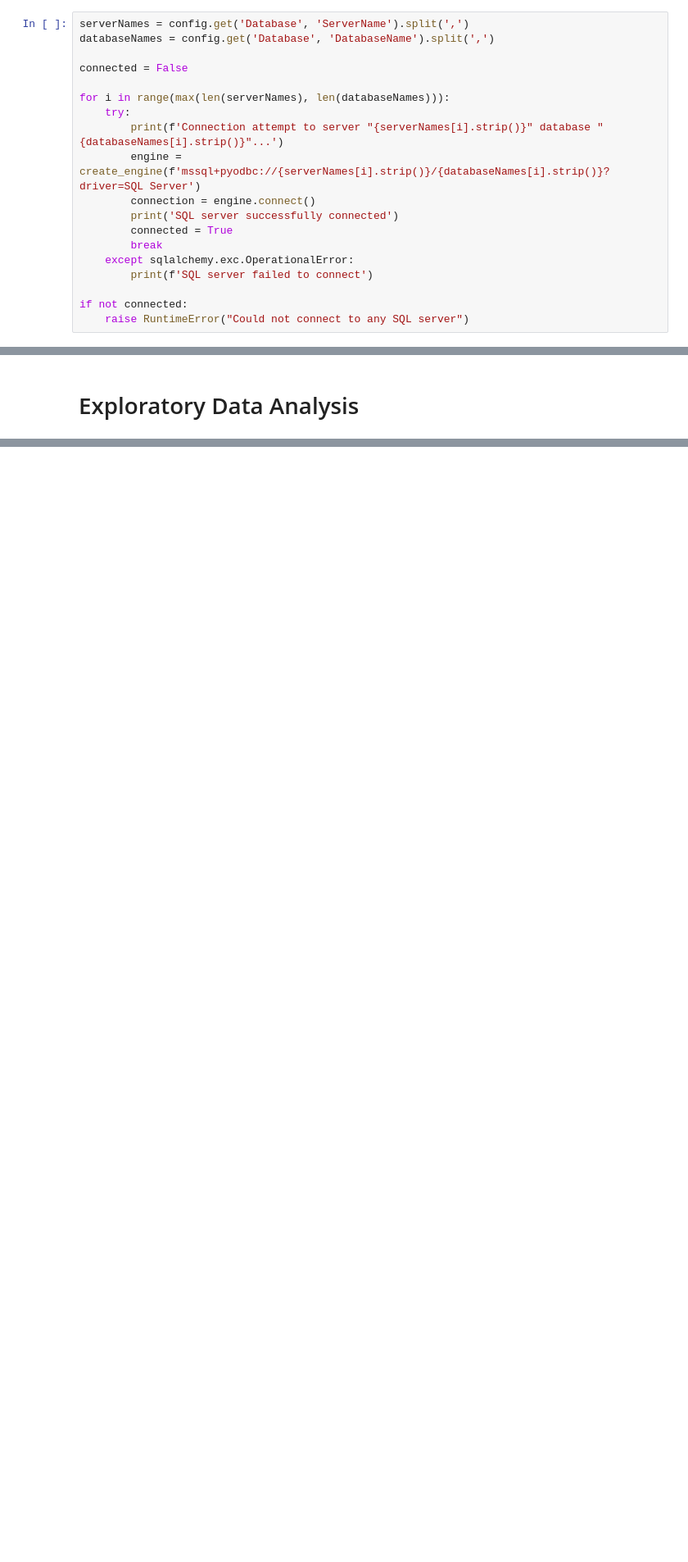
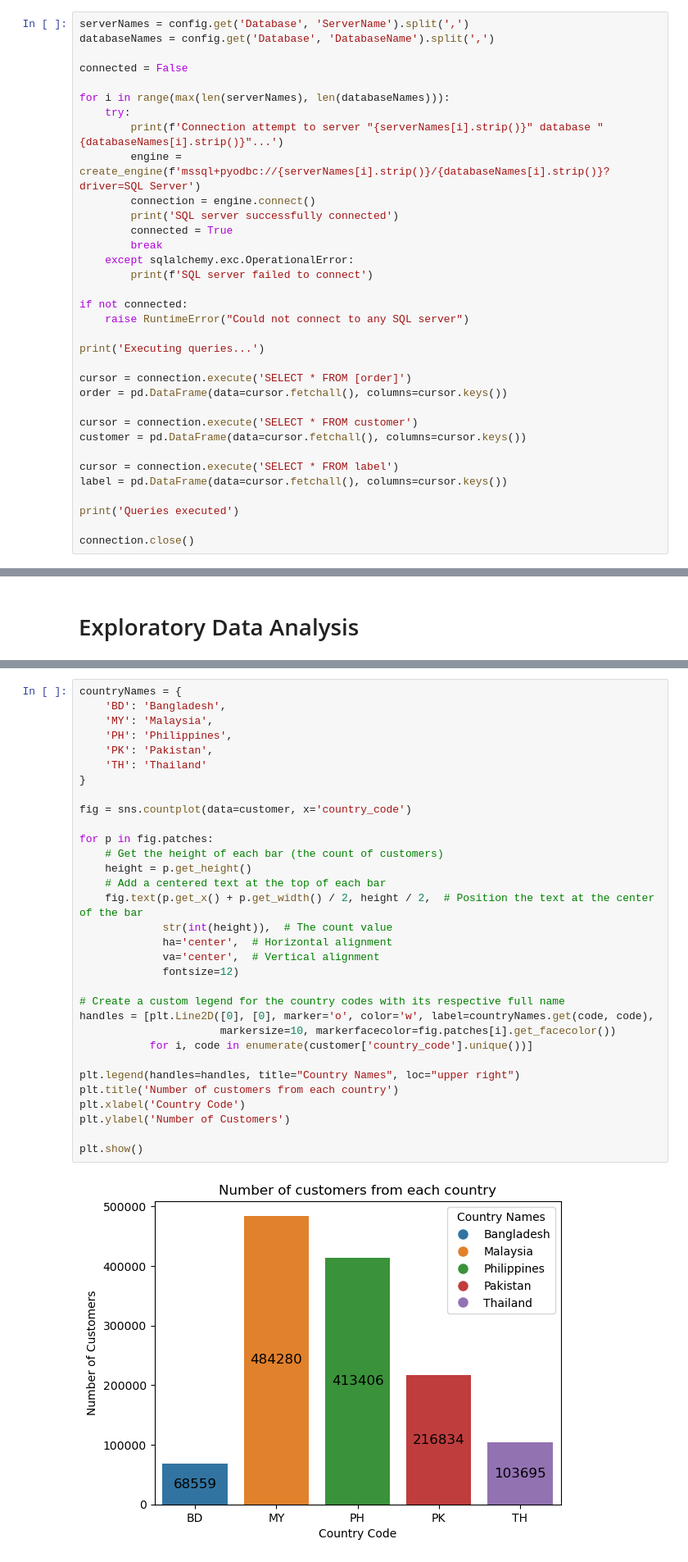
Before and after one commit to shoelesshoe/PAICA1, a Jupyter notebook: py/eda.ipynb, the cells around one changed output, grey strips where cells are left out. Shown: that part at 82% size. Drawn from its saved outputs; the diff is of its cells as text; blank space fills up the shorter version.

```diff
--- a/py/eda.ipynb
+++ b/py/eda.ipynb
@@ -29,4 +31,19 @@ for i in range(max(len(serverNames), len(databaseNames))):
 
 if not connected:
     raise RuntimeError("Could not connect to any SQL server")
+
+print('Executing queries...')
+
+cursor = connection.execute('SELECT * FROM [order]')
+order = pd.DataFrame(data=cursor.fetchall(), columns=cursor.keys())
+
+cursor = connection.execute('SELECT * FROM customer')
+customer = pd.DataFrame(data=cursor.fetchall(), columns=cursor.keys())
+
+cursor = connection.execute('SELECT * FROM label')
+label = pd.DataFrame(data=cursor.fetchall(), columns=cursor.keys())
+
+print('Queries executed')
+
+connection.close()
 # %% [output]
@@ -44,0 +89,34 @@ df.head()
+# %%
+countryNames = {
+    'BD': 'Bangladesh',
+    'MY': 'Malaysia',
+    'PH': 'Philippines',
+    'PK': 'Pakistan',
+    'TH': 'Thailand'
+}
+
+fig = sns.countplot(data=customer, x='country_code')
+
+for p in fig.patches:
+    # Get the height of each bar (the count of customers)
+    height = p.get_height()
+    # Add a centered text at the top of each bar
+    fig.text(p.get_x() + p.get_width() / 2, height / 2,  # Position the text at the center of the bar
+             str(int(height)),  # The count value
+             ha='center',  # Horizontal alignment
+             va='center',  # Vertical alignment
+             fontsize=12)
+
+# Create a custom legend for the country codes with its respective full name
+handles = [plt.Line2D([0], [0], marker='o', color='w', label=countryNames.get(code, code),
+                      markersize=10, markerfacecolor=fig.patches[i].get_facecolor())
+           for i, code in enumerate(customer['country_code'].unique())]
+
+plt.legend(handles=handles, title="Country Names", loc="upper right")
+plt.title('Number of customers from each country')
+plt.xlabel('Country Code')
+plt.ylabel('Number of Customers')
+
+plt.show()
+# %% [output]
+[figure, added]
```
Also changed, not shown: parts of 29 cells of this notebook.
